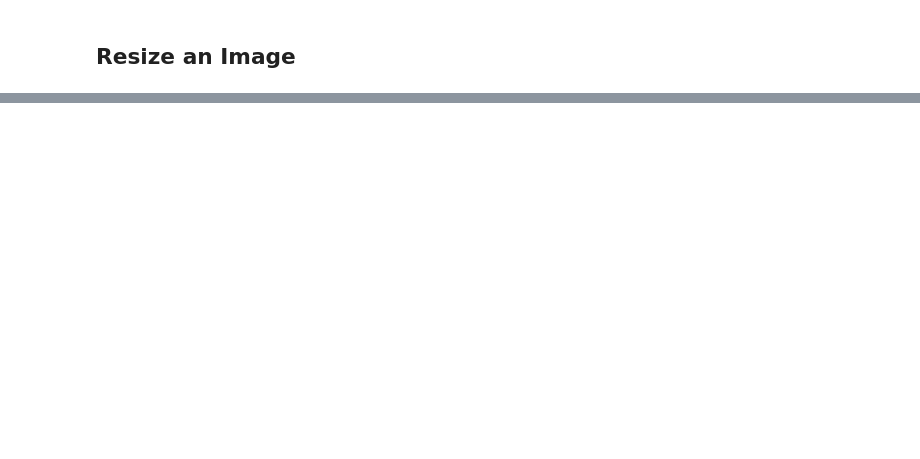
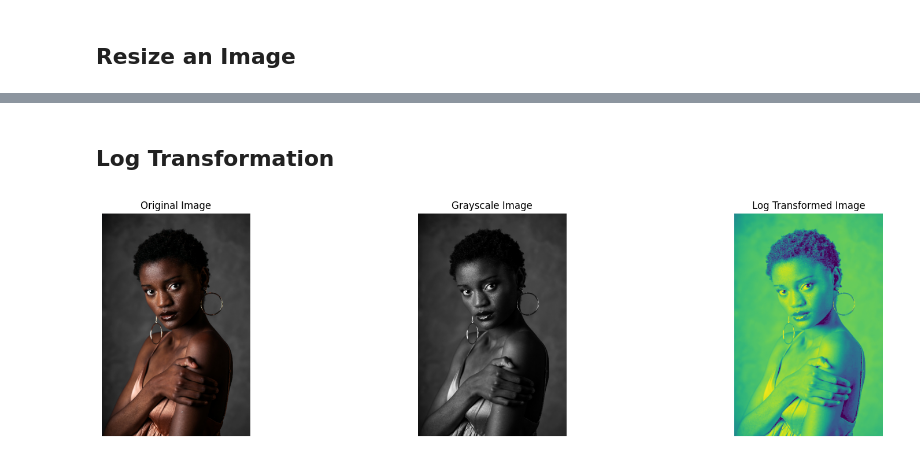
Before and after one commit to itspriyambhattacharya/opencv_learning, a Jupyter notebook: 01_basic_practice.ipynb, the cells around one changed output, grey strips where cells are left out. Saved outputs shown, nothing was run; the diff lists cells and outputs as text; code cells hidden in the pictures; blank space fills up the shorter version.

```diff
--- a/01_basic_practice.ipynb
+++ b/01_basic_practice.ipynb
@@ -68,0 +89,38 @@ plt.imshow(ri)
+# %% [markdown]
+## Log Transformation
+# %%
+image = cv2.imread("images/model2.jpg")
+image = cv2.resize(image,(400, 600))
+img = cv2.cvtColor(image, cv2.COLOR_BGR2RGB)
+
+gray = cv2.cvtColor(image, cv2.COLOR_BGR2GRAY)
+
+
+gray_log = gray.astype(np.float32)
+logImg = np.log1p(gray_log)
+logImg = cv2.normalize(logImg, None, 0, 255, cv2.NORM_MINMAX)
+logImg=logImg.astype(np.uint8)
+
+plt.figure(figsize=(20, 5))
+
+plt.subplot(1, 3, 1)
+plt.axis("off")
+plt.title("Original Image")
+plt.imshow(img)
+
+plt.subplot(1, 3, 2)
+plt.axis("off")
+plt.title("Grayscale Image")
+plt.imshow(gray, cmap='gray')
+
+plt.subplot(1, 3, 3)
+plt.axis('off')
+plt.title("Log Transformed Image")
+plt.imshow(logImg)
+
+
+cv2.imshow("Log Transform", logImg)
+cv2.waitKey(0)
+cv2.destroyAllWindows()
+# %% [output]
+[figure, added]
```
Also changed, not shown: parts of 5 cells of this notebook.
